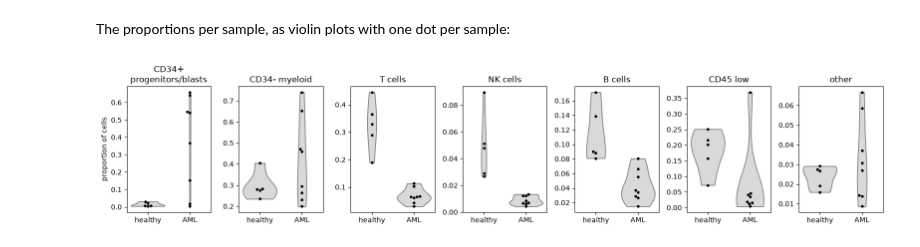
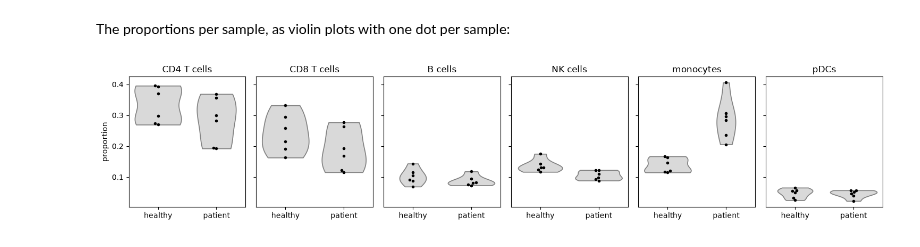
Before and after one commit to scverse/pytometry, a Jupyter notebook: docs/examples/04_statistics.ipynb, the cells around one changed output. Cells and saved outputs as stored; diff of their text form; code cells hidden in the pictures.

```diff
--- a/docs/examples/04_statistics.ipynb
+++ b/docs/examples/04_statistics.ipynb
@@ -207,0 +132,5 @@ proportions.round(3).head()
+# %%
+cluster_medians = sc.get.aggregate(adata[:, type_markers], by="cluster", func="median").to_df(layer="median")
+fig, ax = plt.subplots(figsize=(7, 3.5))
+sns.heatmap(cluster_medians, annot=True, fmt=".1f", cmap="Blues", cbar=False, ax=ax)
+ax.set(xlabel="", ylabel="cluster");
@@ -207,0 +141,22 @@ proportions.round(3).head()
+# %%
+rules = {
+    "CD4 T cells": "CD3 > 2 and CD4 > 2",
+    "CD8 T cells": "CD3 > 2 and CD8 > 2",
+    "B cells": "CD19 > 2",
+    "NK cells": "CD56 > 2",
+    "monocytes": "CD14 > 2",
+    "pDCs": "CD123 > 2",
+}
+
+
+def name_populations(adata):
+    """Name the clusters by the rules, in `obs["population"]`."""
+    medians = sc.get.aggregate(adata[:, type_markers], by="cluster", func="median").to_df(layer="median")
+    matches = pd.DataFrame({name: medians.eval(rule) for name, rule in rules.items()})
+    assert (matches.sum(axis=1) == 1).all(), "every cluster must match exactly one rule"
+    names = adata.obs["cluster"].map(matches.idxmax(axis=1))
+    adata.obs["population"] = pd.Categorical(names, categories=list(rules))
+
+
+name_populations(adata)
+adata.obs["population"].value_counts()
@@ -207,0 +191,4 @@ proportions.round(3).head()
+# %%
+samples = adata.obs[["sample_id", "donor", "condition"]].drop_duplicates().set_index("sample_id")
+sample_proportions = pd.crosstab(adata.obs["sample_id"], adata.obs["population"], normalize="index")
+sample_proportions.round(3).head()
@@ -208,15 +203,12 @@ proportions.round(3).head()
 # %% [markdown]
 The proportions per sample, as violin plots with one dot per sample:
 # %%
-long_proportions = (
-    proportions.stack().rename("proportion").reset_index().merge(samples[["sample_id", "condition"]], on="sample_id")
-)
-fig, axes = plt.subplots(1, proportions.shape[1], figsize=(16, 3.5))
+long_proportions = sample_proportions.stack().rename("proportion").reset_index().join(samples, on="sample_id")
+fig, axes = plt.subplots(1, len(rules), figsize=(15, 3.2), sharey=True)
 for ax, (population, values) in zip(axes, long_proportions.groupby("population", observed=True), strict=True):
     sns.violinplot(values, x="condition", y="proportion", inner=None, cut=0, color="0.85", ax=ax)
     sns.swarmplot(values, x="condition", y="proportion", color="black", size=4, ax=ax)
-    ax.set(title=population.replace(" progenitors/blasts", "\nprogenitors/blasts"), xlabel="", ylabel="")
-axes[0].set_ylabel("proportion of cells")
+    ax.set(title=population, xlabel="")
 fig.tight_layout()
 # %% [output]
-[figure, old version]
+[figure, new version]
```
Also changed, not shown: parts of 67 cells of this notebook.
